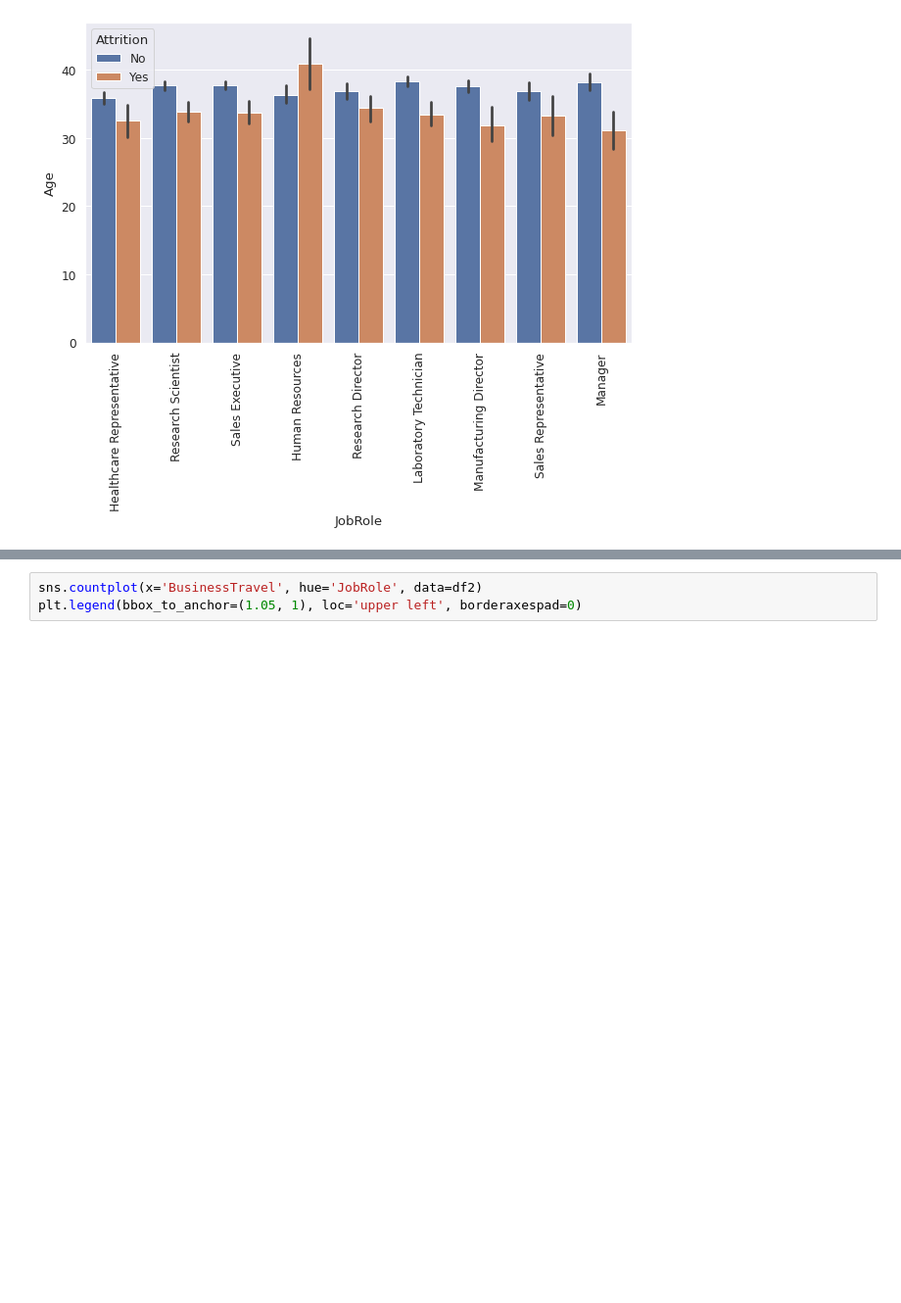
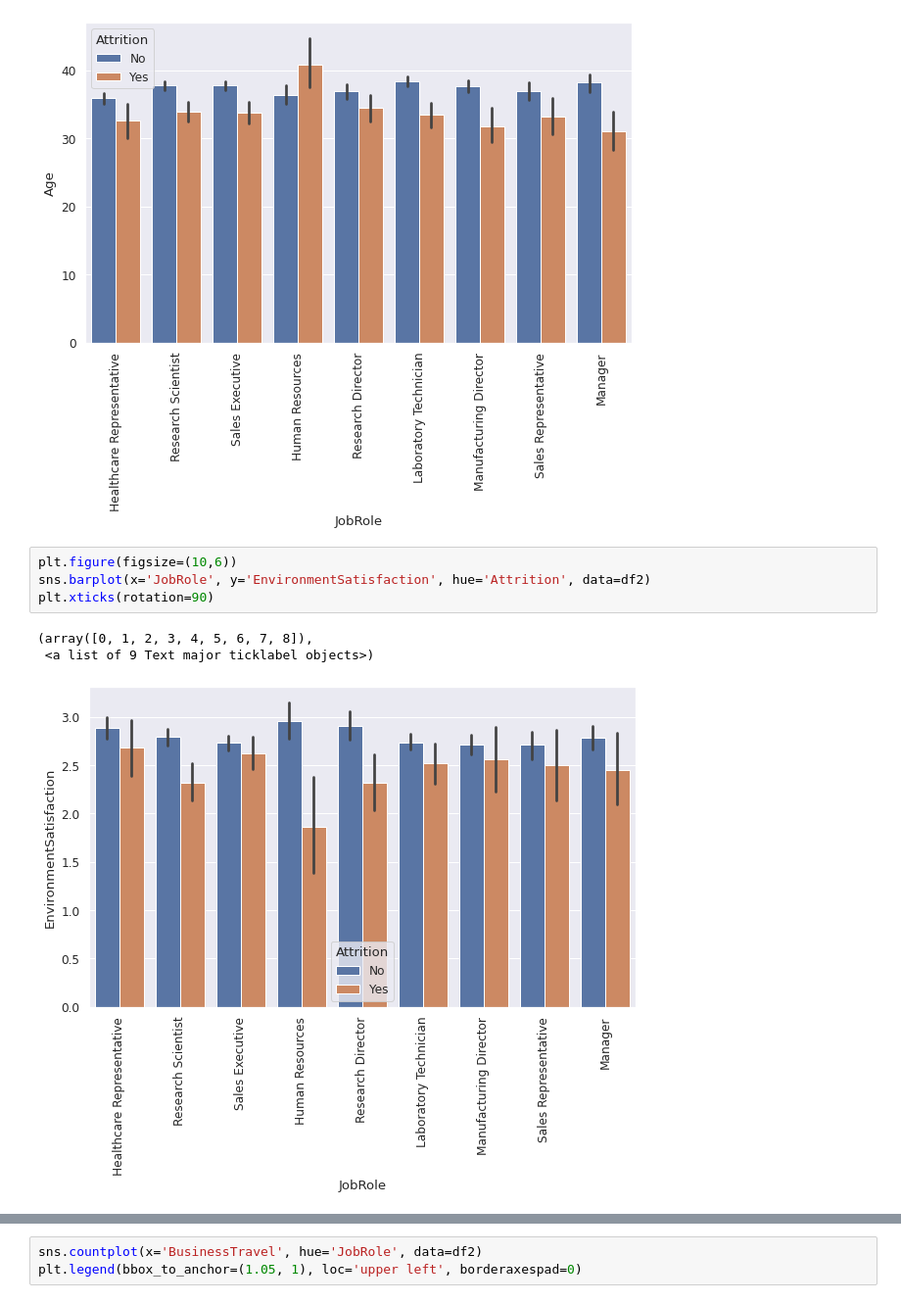
Before and after one commit to Rian021102/HR-Attrition-Analysis, a Jupyter notebook: Hr_Analytics.ipynb, the cells around one changed output, grey strips where cells are left out. Shown at 98% size. Saved outputs shown, nothing was run; the diff lists cells and outputs as text; blank space fills up the shorter version.

```diff
--- a/Hr_Analytics.ipynb
+++ b/Hr_Analytics.ipynb
@@ -340,3 +417,11 @@ plt.xticks(rotation=90)
 (array([0, 1, 2, 3, 4, 5, 6, 7, 8]),
  <a list of 9 Text major ticklabel objects>)
 [figure]
+# %%
+plt.figure(figsize=(10,6))
+sns.barplot(x='JobRole', y='EnvironmentSatisfaction', hue='Attrition', data=df2)
+plt.xticks(rotation=90)
+# %% [output]
+(array([0, 1, 2, 3, 4, 5, 6, 7, 8]),
+ <a list of 9 Text major ticklabel objects>)
+[figure, added]
```
Also changed, not shown: parts of 37 cells of this notebook, 1 other file.
